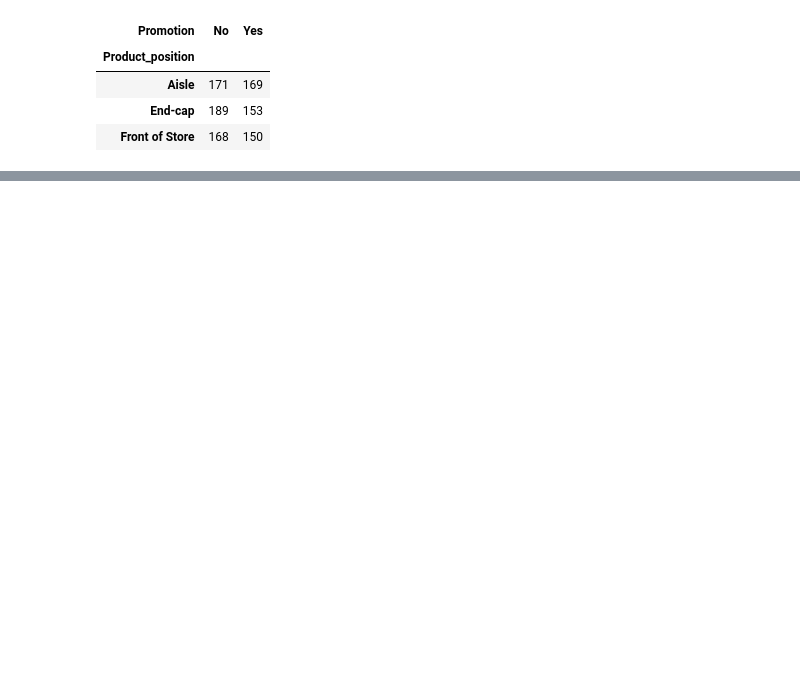
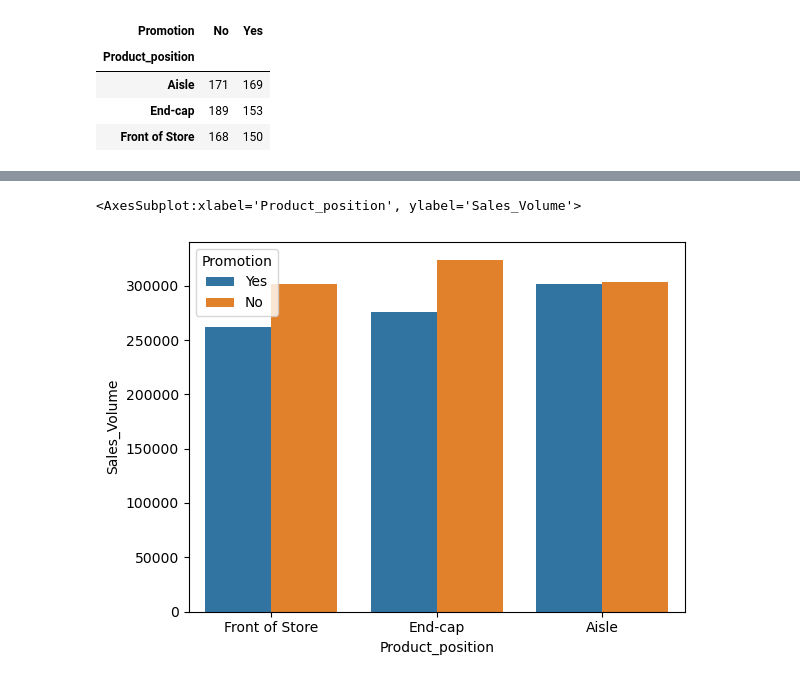
Before and after one commit to KennethAgbo/Product-Positioning--Data--Wrangling-and-Analysis, a Jupyter notebook: Product Positioning notebook.ipynb, the cells around one changed output, grey strips where cells are left out. Drawn from its saved outputs; the diff is of its cells as text; code cells hidden in the pictures; blank space fills up the shorter version.

```diff
--- a/Product Positioning notebook.ipynb
+++ b/Product Positioning notebook.ipynb
@@ -179,0 +206,7 @@ cross_tab.plot(kind='bar')
+# %%
+Position_Promotion_status= df.groupby(['Product_position','Promotion'],as_index=False)['Sales_Volume'].sum().sort_values(by='Sales_Volume', ascending= True)
+
+sns.barplot(x= 'Product_position', y= 'Sales_Volume', data= Position_category_status, hue='Promotion' )
+# %% [output]
+<AxesSubplot:xlabel='Product_position', ylabel='Sales_Volume'>
+[figure, added]
```
Also changed, not shown: parts of 23 cells of this notebook.
